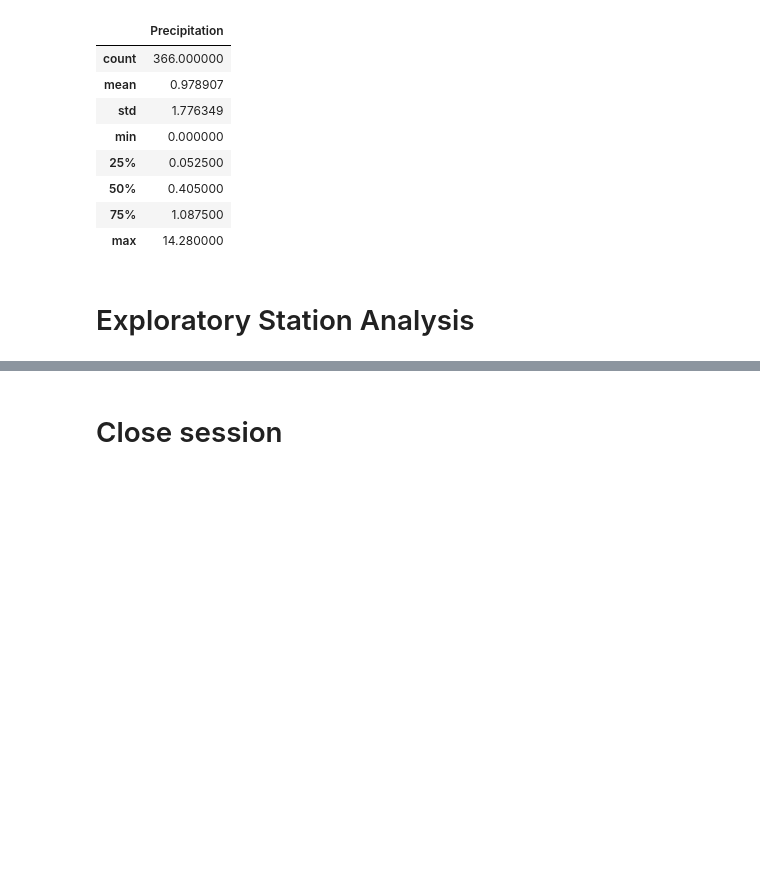
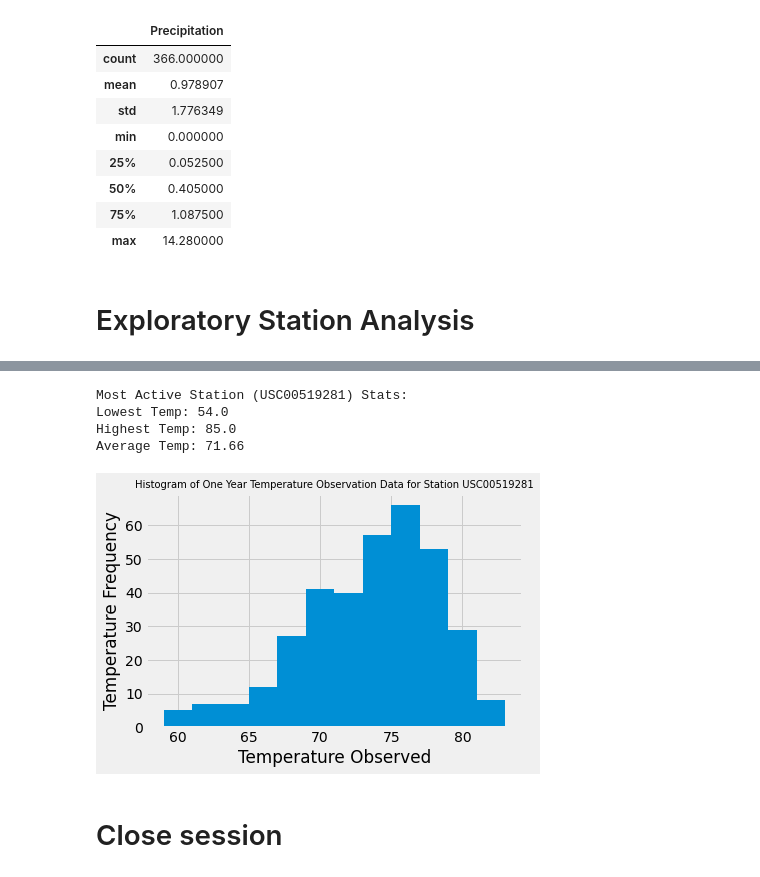
Before and after one commit to khutula/sqlalchemy-challenge, a Jupyter notebook: climate_starter.ipynb, the cells around one changed output, grey strips where cells are left out. Saved outputs shown, nothing was run; the diff lists cells and outputs as text; code cells hidden in the pictures; blank space fills up the shorter version.

```diff
--- a/climate_starter.ipynb
+++ b/climate_starter.ipynb
@@ -173,3 +159,5 @@ precipitation.describe()
 # %%
 # Design a query to find the most active stations (i.e. what stations have the most rows?)
 # List the stations and the counts in descending order.
+active_stations = session.query(Measurement.station, func.count(Measurement.station)).group_by(Measurement.station).order_by(desc(func.count(Measurement.station))).all()
+active_stations
@@ -178,6 +174,29 @@ precipitation.describe()
+# %%
+# Using the most active station id from the previous query, calculate the lowest, highest, and average temperature.
+most_active_station = active_stations[0][0]
+most_active_station_stats = session.query(func.min(Measurement.tobs), func.max(Measurement.tobs), func.avg(Measurement.tobs)).\
+    filter(Measurement.station == most_active_station).all()
+print(f"Most Active Station ({most_active_station}) Stats:\nLowest Temp: {most_active_station_stats[0][0]}\nHighest Temp: {most_active_station_stats[0][1]}\nAverage Temp: {round(most_active_station_stats[0][2],2)}")
+# %% [output]
+Most Active Station (USC00519281) Stats:
+Lowest Temp: 54.0
+Highest Temp: 85.0
+Average Temp: 71.66
 # %%
 # Using the most active station id
 # Query the last 12 months of temperature observation data for this station and plot the results as a histogram
+year_most_active_station = session.query(Measurement.tobs).\
+    filter(Measurement.station == most_active_station).\
+    filter(Measurement.date>=year_prior_string).all()
+flattened_temps = [x[0] for x in year_most_active_station]
+# %%
+plt.hist(flattened_temps, bins=12)
+plt.title(f"Histogram of One Year Temperature Observation Data for Station {most_active_station}", size=10)
+plt.xlabel("Temperature Observed")
+plt.ylabel("Temperature Frequency")
+plt.show()
+# %% [output]
+[figure, added]
 # %% [markdown]
 # Close session
 # %%
```
Also changed, not shown: parts of 8 cells of this notebook.
